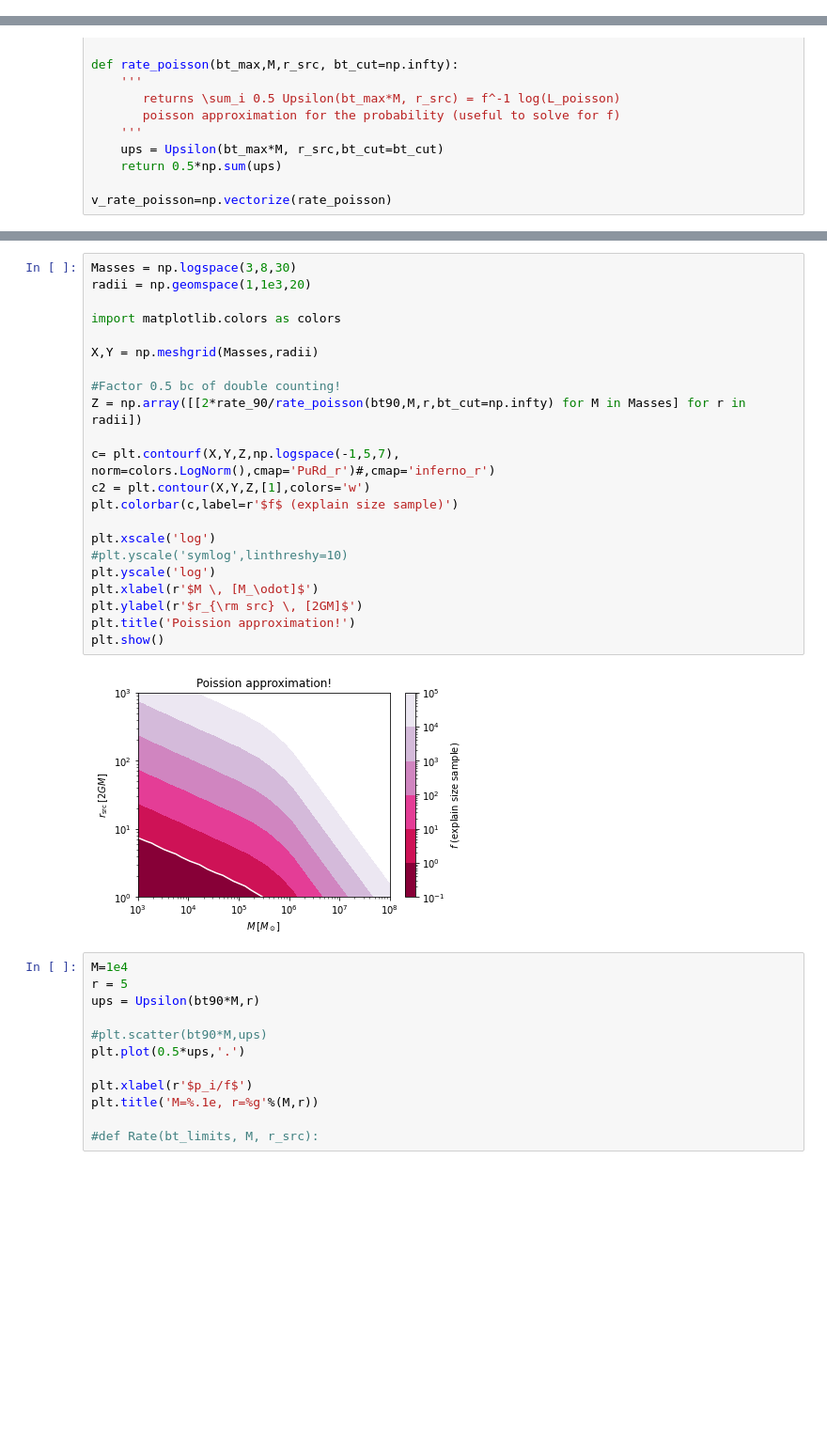
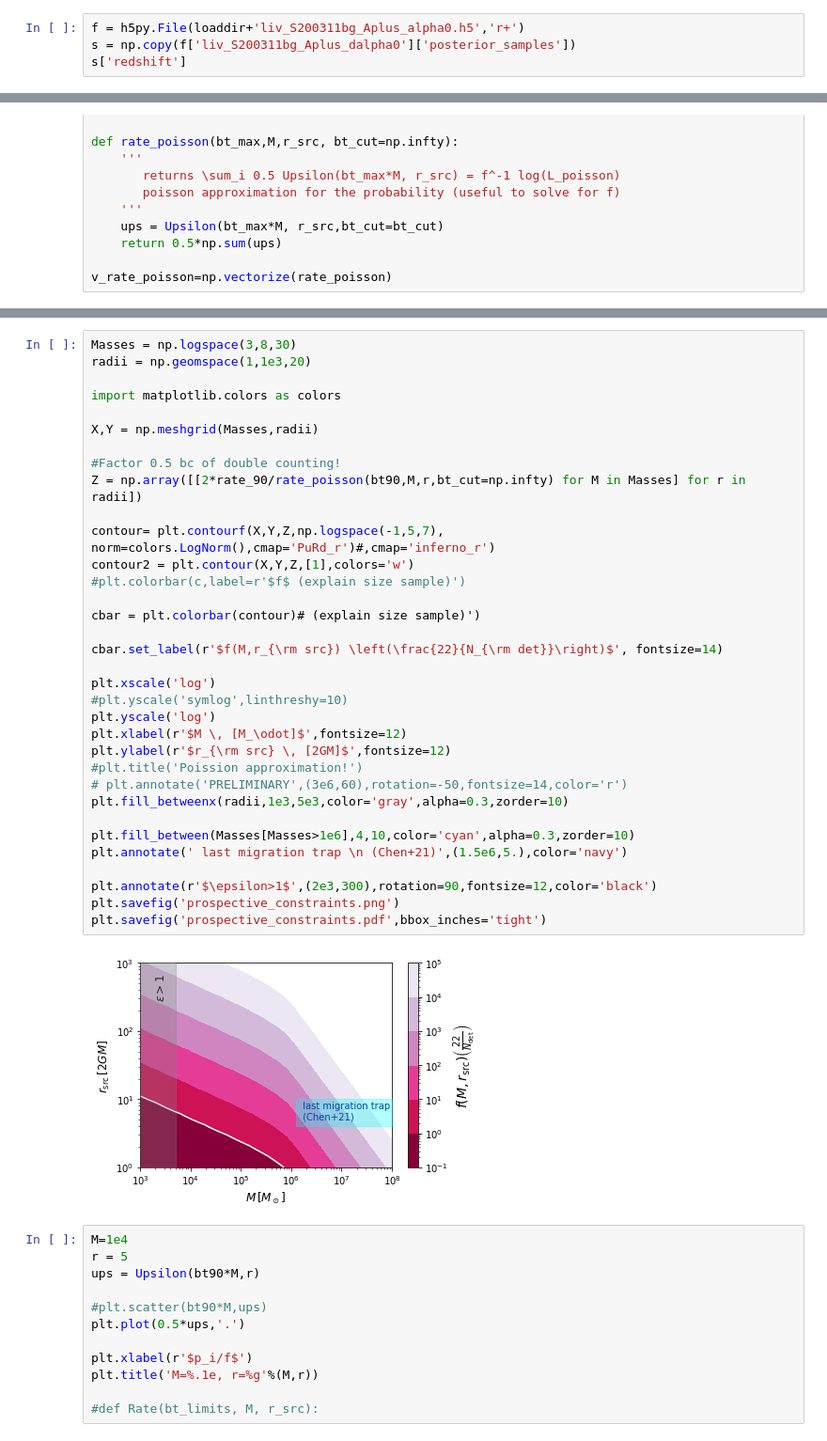
Before and after one commit to Richard-Sti/GSHE_public, a Jupyter notebook: scripts/plot_liv.ipynb, the cells around one changed output, grey strips where cells are left out. Shown: that part at 94% size. Drawn from its saved outputs; the diff is of its cells as text; blank space fills up the shorter version.

```diff
--- a/scripts/plot_liv.ipynb
+++ b/scripts/plot_liv.ipynb
@@ -166,2 +180,6 @@ plt.show()
 # %% [markdown]
 ## Violin plots
+# %%
+f = h5py.File(loaddir+'liv_S200311bg_Aplus_alpha0.h5','r+')
+s = np.copy(f['liv_S200311bg_Aplus_dalpha0']['posterior_samples'])
+s['redshift']
@@ -417,27 +605,39 @@ print(f), print(len(bt90))
 # %%
 Masses = np.logspace(3,8,30)
 radii = np.geomspace(1,1e3,20)
 
 import matplotlib.colors as colors
 
 X,Y = np.meshgrid(Masses,radii)
 
 #Factor 0.5 bc of double counting!
 Z = np.array([[2*rate_90/rate_poisson(bt90,M,r,bt_cut=np.infty) for M in Masses] for r in radii])
 
-c= plt.contourf(X,Y,Z,np.logspace(-1,5,7), norm=colors.LogNorm(),cmap='PuRd_r')#,cmap='inferno_r')
-c2 = plt.contour(X,Y,Z,[1],colors='w')
-plt.colorbar(c,label=r'$f$ (explain size sample)')
+contour= plt.contourf(X,Y,Z,np.logspace(-1,5,7), norm=colors.LogNorm(),cmap='PuRd_r')#,cmap='inferno_r')
+contour2 = plt.contour(X,Y,Z,[1],colors='w')
+#plt.colorbar(c,label=r'$f$ (explain size sample)')
+
+cbar = plt.colorbar(contour)# (explain size sample)')
+
+cbar.set_label(r'$f(M,r_{\rm src}) \left(\frac{22}{N_{\rm det}}\right)$', fontsize=14)
 
 plt.xscale('log')
 #plt.yscale('symlog',linthreshy=10)
 plt.yscale('log')
-plt.xlabel(r'$M \, [M_\odot]$')
-plt.ylabel(r'$r_{\rm src} \, [2GM]$')
-plt.title('Poission approximation!')
-plt.show()
+plt.xlabel(r'$M \, [M_\odot]$',fontsize=12)
+plt.ylabel(r'$r_{\rm src} \, [2GM]$',fontsize=12)
+#plt.title('Poission approximation!')
+# plt.annotate('PRELIMINARY',(3e6,60),rotation=-50,fontsize=14,color='r')
+plt.fill_betweenx(radii,1e3,5e3,color='gray',alpha=0.3,zorder=10)
+
+plt.fill_between(Masses[Masses>1e6],4,10,color='cyan',alpha=0.3,zorder=10)
+plt.annotate(' last migration trap \n (Chen+21)',(1.5e6,5.),color='navy')
+
+plt.annotate(r'$\epsilon>1$',(2e3,300),rotation=90,fontsize=12,color='black')
+plt.savefig('prospective_constraints.png')
+plt.savefig('prospective_constraints.pdf',bbox_inches='tight')
 # %% [output]
-[figure, old version]
+[figure, new version]
 # %%
 M=1e4
 r = 5
```
Also changed, not shown: parts of 28 cells of this notebook, 9 other files.
